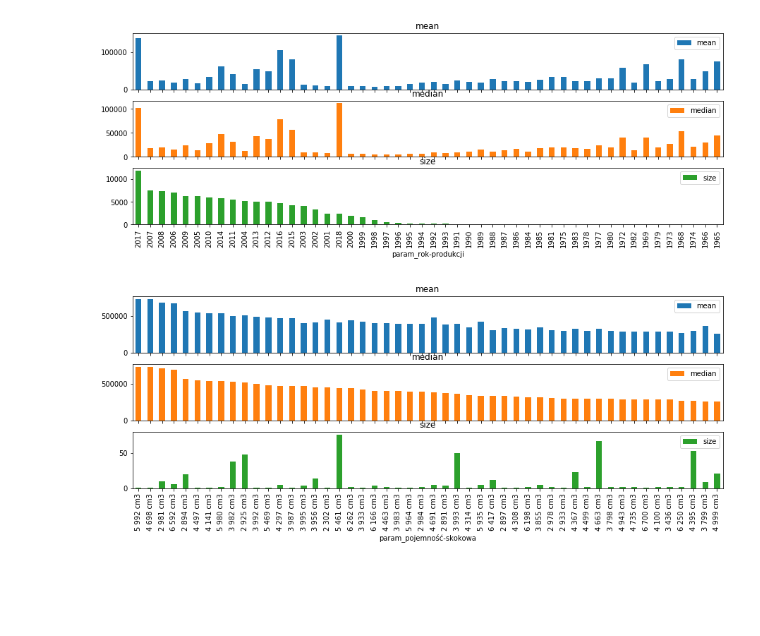
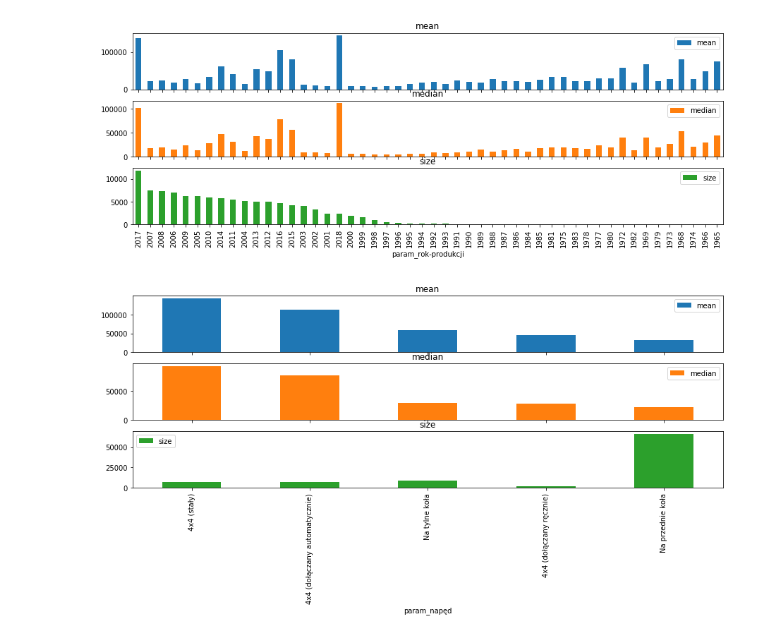
Before and after one commit to koszmar842/dw_matrix_car, a Jupyter notebook: day2_visualisation.ipynb, the cells around one changed output. Drawn from its saved outputs; the diff is of its cells as text; code cells hidden in the pictures; blank space fills up the shorter version.

```diff
--- a/day2_visualisation.ipynb
+++ b/day2_visualisation.ipynb
@@ -91,6 +91,6 @@ def group_and_barplot(feat_groupby, feat_agg='price_value', agg_funcs=[np.mean,
 # %% [output]
 [figure]
 # %%
-  group_and_barplot('param_pojemność-skokowa', feat_sort='median');
+  group_and_barplot('param_napęd', feat_sort='median');
 # %% [output]
-[figure, old version]
+[figure, new version]
```
Also changed, not shown: parts of 1 cell of this notebook.
